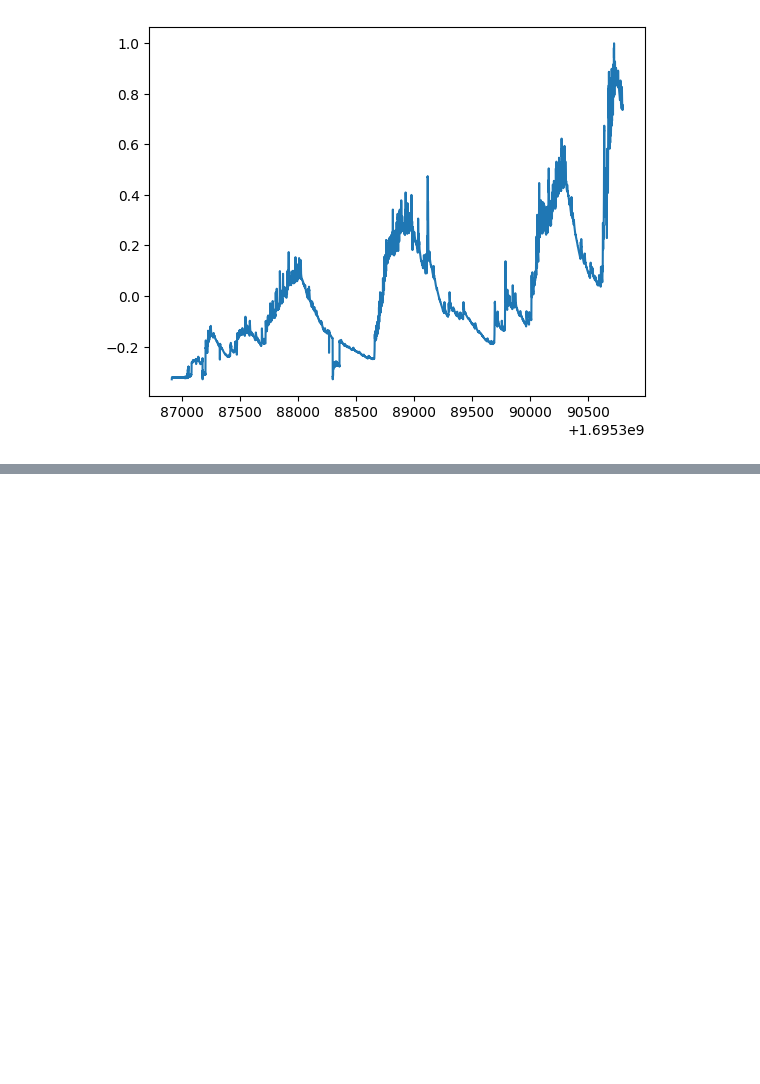
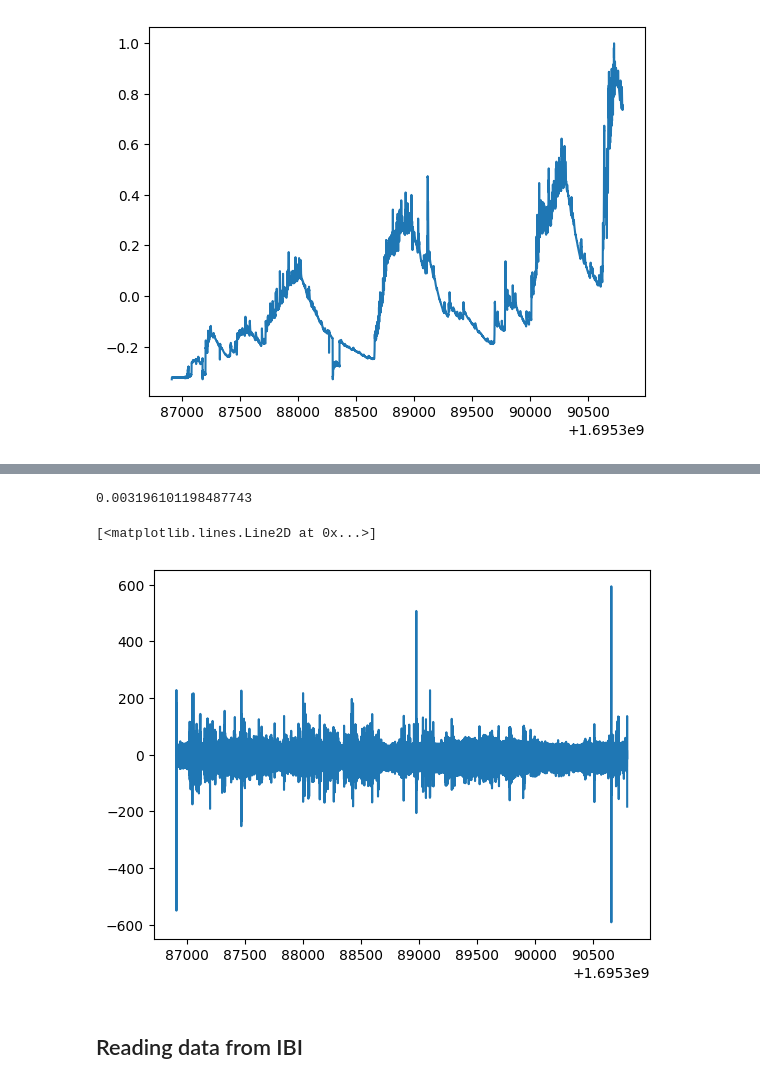
Before and after one commit to saifhanjra/tester_sony_digirelax, a Jupyter notebook: scripts/reading_manipulating_df.ipynb, the cells around one changed output, grey strips where cells are left out. Drawn from its saved outputs; the diff is of its cells as text; code cells hidden in the pictures; blank space fills up the shorter version.

```diff
--- a/scripts/reading_manipulating_df.ipynb
+++ b/scripts/reading_manipulating_df.ipynb
@@ -256,4 +258,6 @@ bvp_df= pd.read_csv(bvp_path)
+# %%
+sampling_frequency_bvp =bvp_df.iloc[1,0]
+sampling_time_bvp = 1/sampling_frequency_bvp
 # %%
-start_time = bvp_df.iloc[0,0]
-sampling_frquency =
+timestamps_bvp = start_time_bvp + (bvp_df.index -2)*sampling_time_bvp
 # %%
@@ -262,0 +276,4 @@ start_time
+# %%
+bvp_df['timestamps'] = timestamps_bvp
+# %%
+bvp_df["bvp_val"] = bvp_df["bvp_val"].iloc[2:]
@@ -262,0 +298,11 @@ start_time
+# %%
+mean_bvp
+# %% [output]
+0.003196101198487743
+# %%
+plt.plot(bvp_df['timestamps'], bvp_df['bvp_val'])
+# %% [output]
+[<matplotlib.lines.Line2D at 0x...>]
+[figure, added]
+# %% [markdown]
+## Reading data from IBI
```
Also changed, not shown: parts of 25 cells of this notebook, 1 other file.
